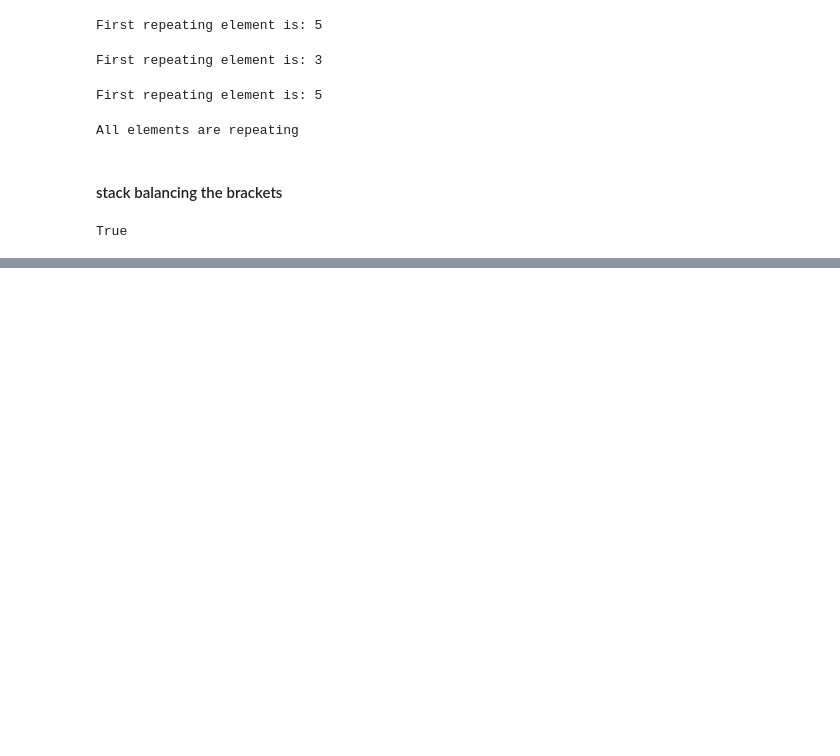
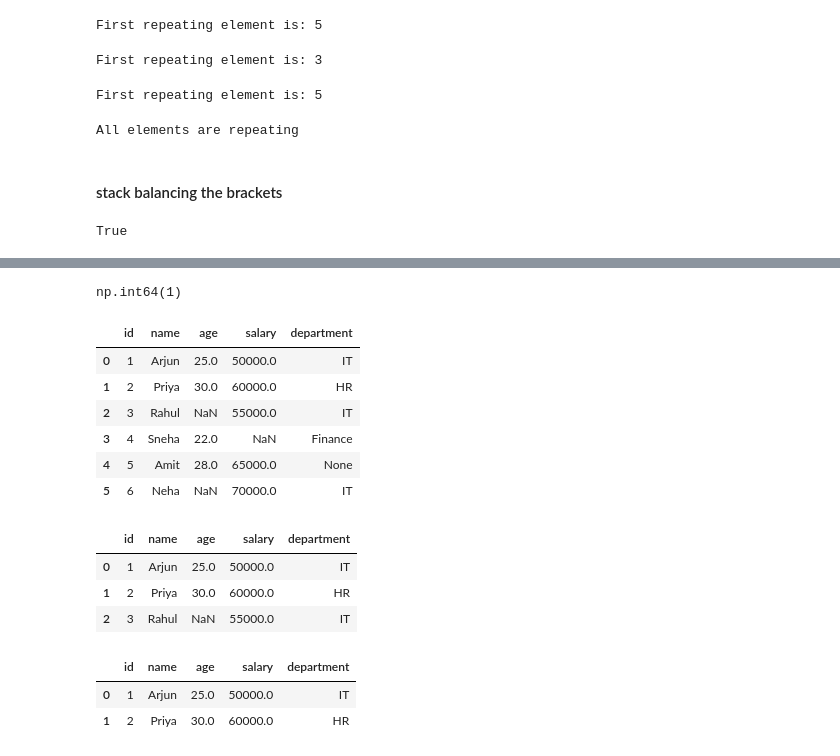
Before and after one commit to arpan794/python_coding_practice, a Jupyter notebook: pandas/practice.ipynb, the cells around one changed output, grey strips where cells are left out. Drawn from its saved outputs; the diff is of its cells as text; code cells hidden in the pictures; blank space fills up the shorter version.

```diff
--- a/pandas/practice.ipynb
+++ b/pandas/practice.ipynb
@@ -476,0 +637,27 @@ True
+# %%
+df.duplicated().sum()
+# %% [output]
+np.int64(1)
+# %%
+df.drop_duplicates()
+# %% [output]
+|  | id | name | age | salary | department |
+| 0 | 1 | Arjun | 25.0 | 50000.0 | IT |
+| 1 | 2 | Priya | 30.0 | 60000.0 | HR |
+| 2 | 3 | Rahul | NaN | 55000.0 | IT |
+| 3 | 4 | Sneha | 22.0 | NaN | Finance |
+| 4 | 5 | Amit | 28.0 | 65000.0 | None |
+| 5 | 6 | Neha | NaN | 70000.0 | IT |
+# %%
+df.loc[0:2]
+# %% [output]
+|  | id | name | age | salary | department |
+| 0 | 1 | Arjun | 25.0 | 50000.0 | IT |
+| 1 | 2 | Priya | 30.0 | 60000.0 | HR |
+| 2 | 3 | Rahul | NaN | 55000.0 | IT |
+# %%
+df.iloc[0:2]
+# %% [output]
+|  | id | name | age | salary | department |
+| 0 | 1 | Arjun | 25.0 | 50000.0 | IT |
+| 1 | 2 | Priya | 30.0 | 60000.0 | HR |
```
Also changed, not shown: parts of 12 cells of this notebook.
